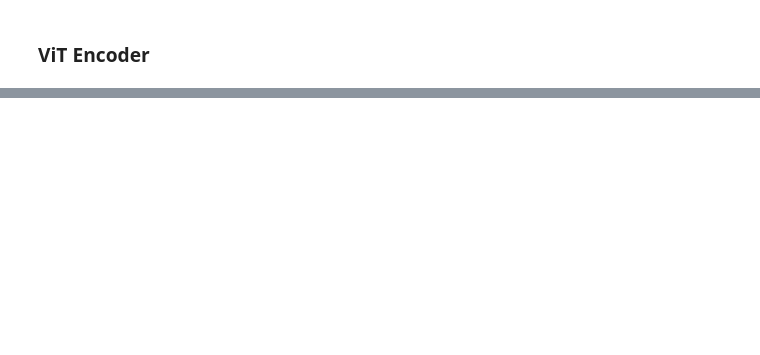
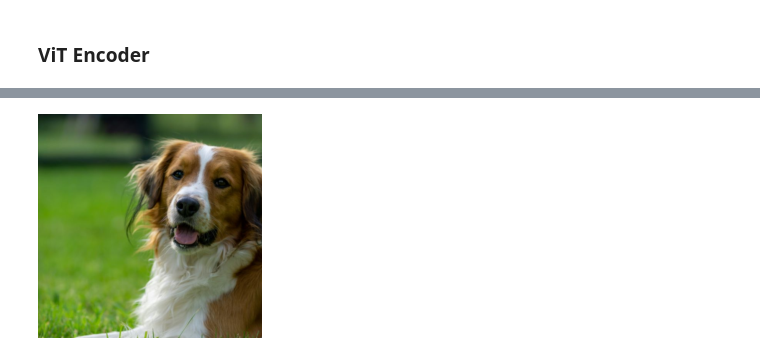
Before and after one commit to DorinDaniil/Image-Transform-Predict, a Jupyter notebook: testing_model.ipynb, the cells around one changed output, grey strips where cells are left out. Saved outputs shown, nothing was run; the diff lists cells and outputs as text; code cells hidden in the pictures; blank space fills up the shorter version.

```diff
--- a/testing_model.ipynb
+++ b/testing_model.ipynb
@@ -135,0 +129,24 @@ Expected sequence length: 513
+# %%
+from PIL import Image
+from torchvision.transforms.functional import to_pil_image
+import torch
+from torchvision.models import ViT_B_16_Weights
+
+
+weights = ViT_B_16_Weights.IMAGENET1K_V1
+preprocess_transform = weights.transforms()
+
+image_path = 'assets/image.jpg'
+image = Image.open(image_path).convert("RGB")
+image_tensor = preprocess_transform(image)
+
+mean = torch.tensor([0.485, 0.456, 0.406]).view(-1, 1, 1)
+std = torch.tensor([0.229, 0.224, 0.225]).view(-1, 1, 1)
+
+denorm_tensor = image_tensor * std + mean
+denorm_tensor = torch.clamp(denorm_tensor, 0, 1)
+
+pil_image = to_pil_image(denorm_tensor)
+pil_image
+# %% [output]
+[figure, added]
```
Also changed, not shown: parts of 27 cells of this notebook, 20 other files.
